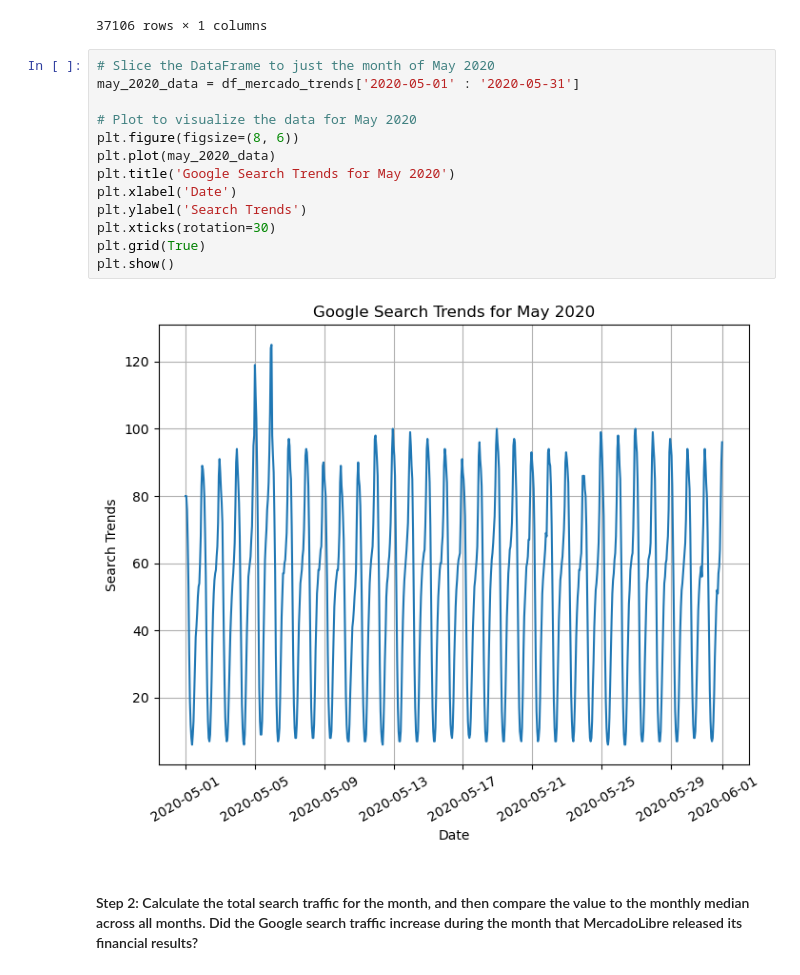
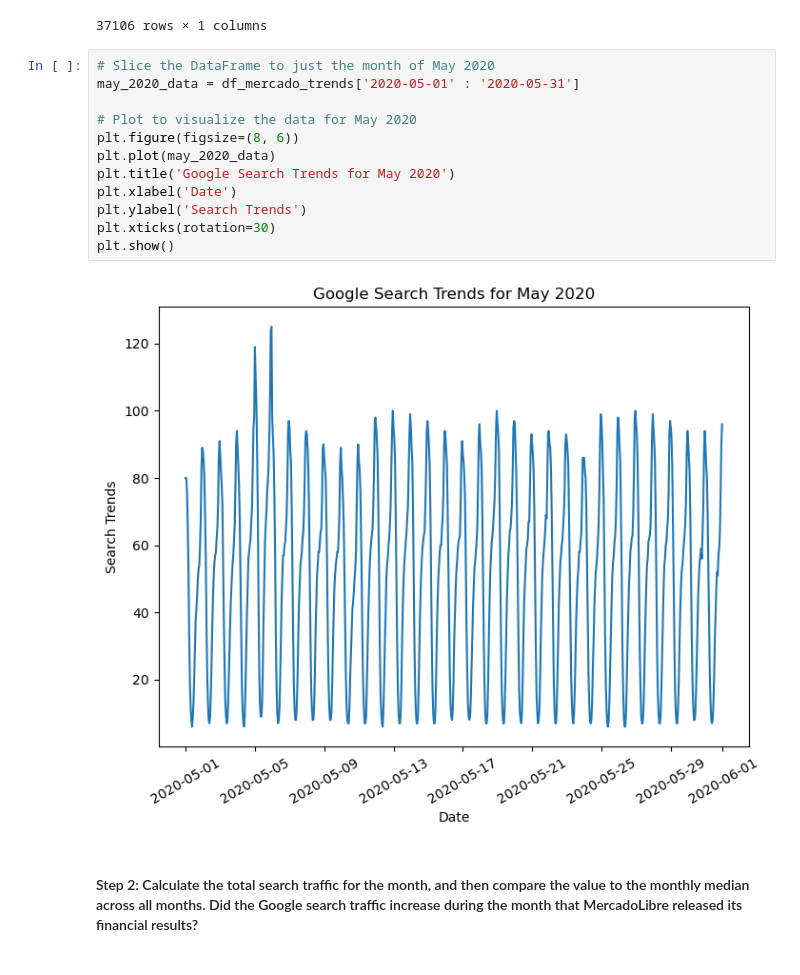
Before and after one commit to afine5/prophet-challenge, a Jupyter notebook: forecasting_net_prophet.ipynb, the cells around one changed output. Drawn from its saved outputs; the diff is of its cells as text.

```diff
--- a/forecasting_net_prophet.ipynb
+++ b/forecasting_net_prophet.ipynb
@@ -117,18 +117,17 @@ df_mercado_trends
 # %%
 # Slice the DataFrame to just the month of May 2020
 may_2020_data = df_mercado_trends['2020-05-01' : '2020-05-31']
 
 # Plot to visualize the data for May 2020
 plt.figure(figsize=(8, 6))
 plt.plot(may_2020_data)
 plt.title('Google Search Trends for May 2020')
 plt.xlabel('Date')
 plt.ylabel('Search Trends')
 plt.xticks(rotation=30)
-plt.grid(True)
 plt.show()
 # %% [output]
-[figure, old version]
+[figure, new version]
 # %% [markdown]
 #### Step 2: Calculate the total search traffic for the month, and then compare the value to the monthly median across all months. Did the Google search traffic increase during the month that MercadoLibre released its financial results?
 # %%
```
Also changed, not shown: parts of 8 cells of this notebook.
